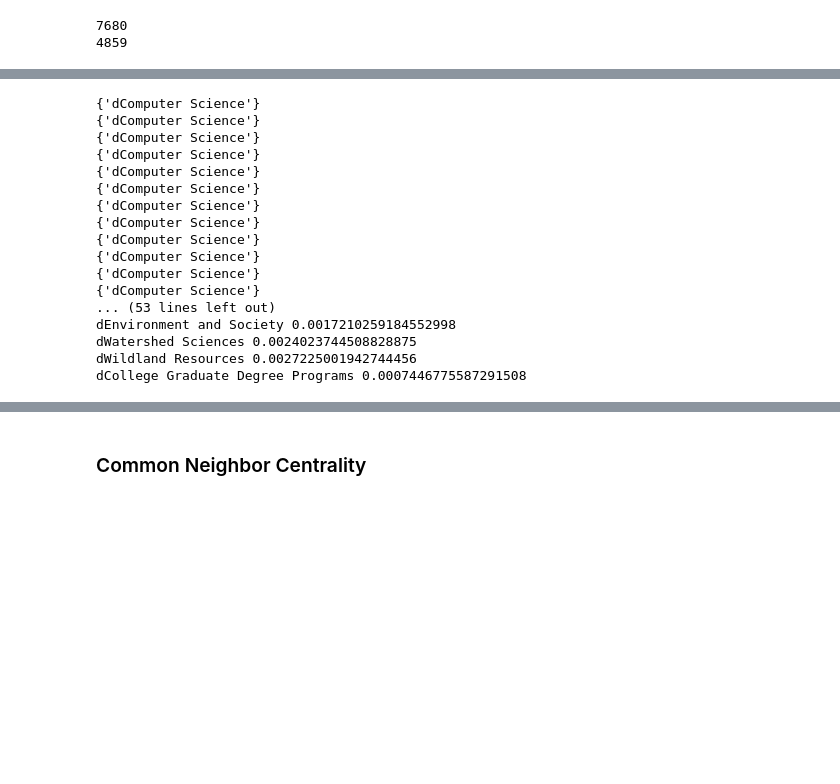
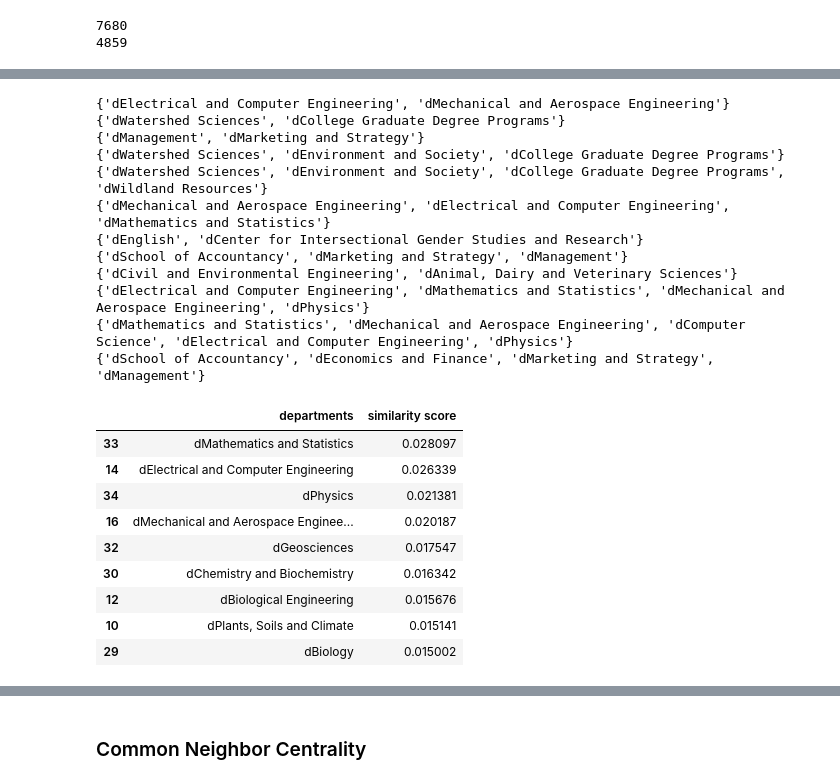
Before and after one commit to yodarocks1/USUClassNetwork, a Jupyter notebook: CS_SciorEng.ipynb, the cells around one changed output, grey strips where cells are left out. Drawn from its saved outputs; the diff is of its cells as text; code cells hidden in the pictures; blank space fills up the shorter version.

```diff
--- a/CS_SciorEng.ipynb
+++ b/CS_SciorEng.ipynb
@@ -92,35 +194,45 @@ def merge_best(slist, sim_l):
 # %%
-list(sim_rank.keys())[500]
-
 dsets = [{i} for i in dlist]
 
-while len(dsets) > 35:
-    dsets = merge_best(dsets, sim_rank)
-    # for s in dsets:
-    #     print(s)
-    # print()
-    for s in dsets:
-        if 'dComputer Science' in s:
-            print(s)
+while len(dsets) > 40:
+    dsets = merge_best(dsets, sims)
+
+# for s in dsets:
+#     print(s)
+# print()
+
+sim_scores = []
+
 for i in dlist:
-    print(i, sim_rank['dComputer Science'][i])
+    # print(i, sims['dComputer Science'][i])
+    sim_scores.append((i, sims['dComputer Science'][i]))
+
+scores_df = pd.DataFrame(sim_scores)
+scores_df = scores_df.sort_values(by=[1], ascending=False)
+scores_df.columns = ("departments","similarity score")
+scores_df.iloc[1:10]
 # %% [output]
-{'dComputer Science'}
-{'dComputer Science'}
-{'dComputer Science'}
-{'dComputer Science'}
-{'dComputer Science'}
-{'dComputer Science'}
-{'dComputer Science'}
-{'dComputer Science'}
-{'dComputer Science'}
-{'dComputer Science'}
-{'dComputer Science'}
-{'dComputer Science'}
-... (53 lines left out)
-dEnvironment and Society 0.0017210259184552998
-dWatershed Sciences 0.0024023744508828875
-dWildland Resources 0.0027225001942744456
-dCollege Graduate Degree Programs 0.0007446775587291508
+{'dElectrical and Computer Engineering', 'dMechanical and Aerospace Engineering'}
+{'dWatershed Sciences', 'dCollege Graduate Degree Programs'}
+{'dManagement', 'dMarketing and Strategy'}
+{'dWatershed Sciences', 'dEnvironment and Society', 'dCollege Graduate Degree Programs'}
+{'dWatershed Sciences', 'dEnvironment and Society', 'dCollege Graduate Degree Programs', 'dWildland Resources'}
+{'dMechanical and Aerospace Engineering', 'dElectrical and Computer Engineering', 'dMathematics and Statistics'}
+{'dEnglish', 'dCenter for Intersectional Gender Studies and Research'}
+{'dSchool of Accountancy', 'dMarketing and Strategy', 'dManagement'}
+{'dCivil and Environmental Engineering', 'dAnimal, Dairy and Veterinary Sciences'}
+{'dElectrical and Computer Engineering', 'dMathematics and Statistics', 'dMechanical and Aerospace Engineering', 'dPhysics'}
+{'dMathematics and Statistics', 'dMechanical and Aerospace Engineering', 'dComputer Science', 'dElectrical and Computer Engineering', 'dPhysics'}
+{'dSchool of Accountancy', 'dEconomics and Finance', 'dMarketing and Strategy', 'dManagement'}
+|  | departments | similarity score |
+| 33 | dMathematics and Statistics | 0.028097 |
+| 14 | dElectrical and Computer Engineering | 0.026339 |
+| 34 | dPhysics | 0.021381 |
+| 16 | dMechanical and Aerospace Enginee... | 0.020187 |
+| 32 | dGeosciences | 0.017547 |
+| 30 | dChemistry and Biochemistry | 0.016342 |
+| 12 | dBiological Engineering | 0.015676 |
+| 10 | dPlants, Soils and Climate | 0.015141 |
+| 29 | dBiology | 0.015002 |
 # %% [markdown]
 Computer science first unions with
```
Also changed, not shown: parts of 24 cells of this notebook.
